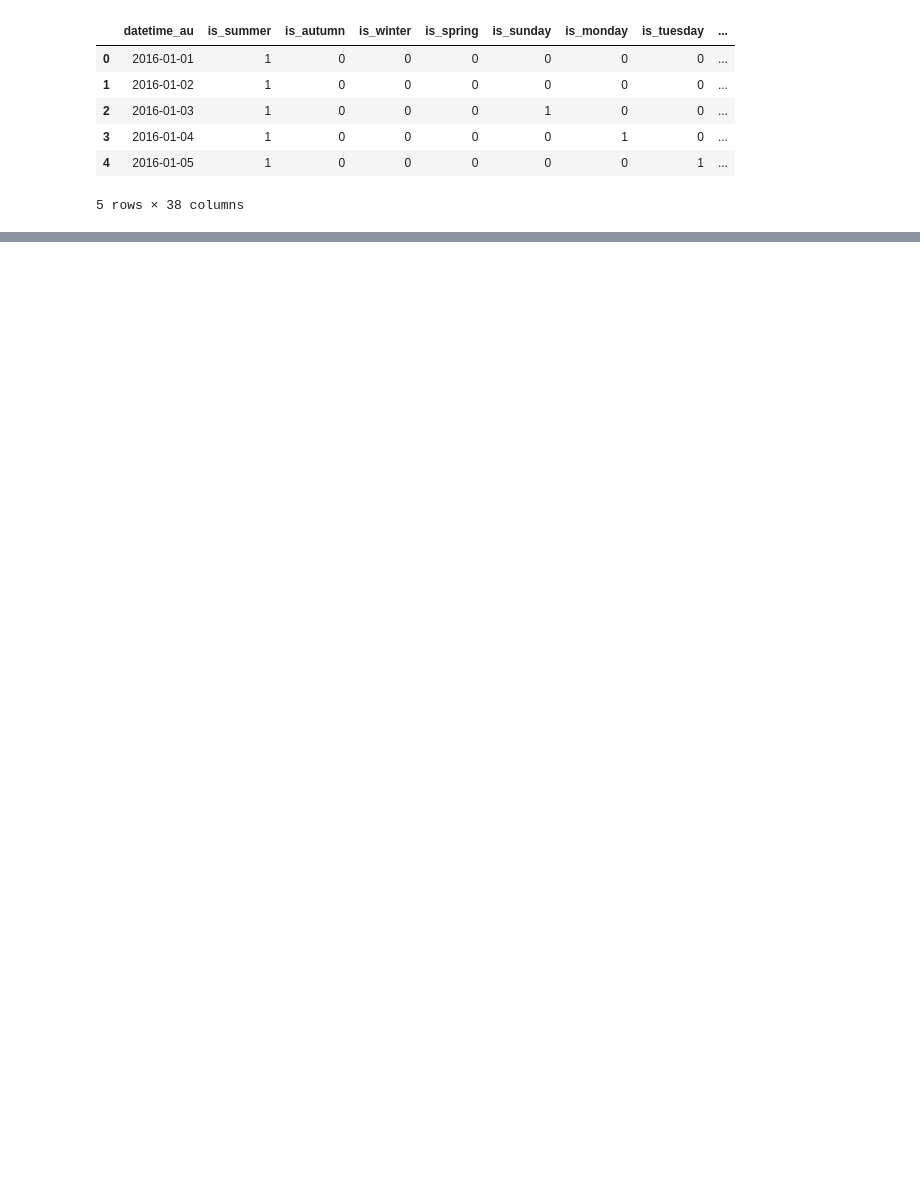
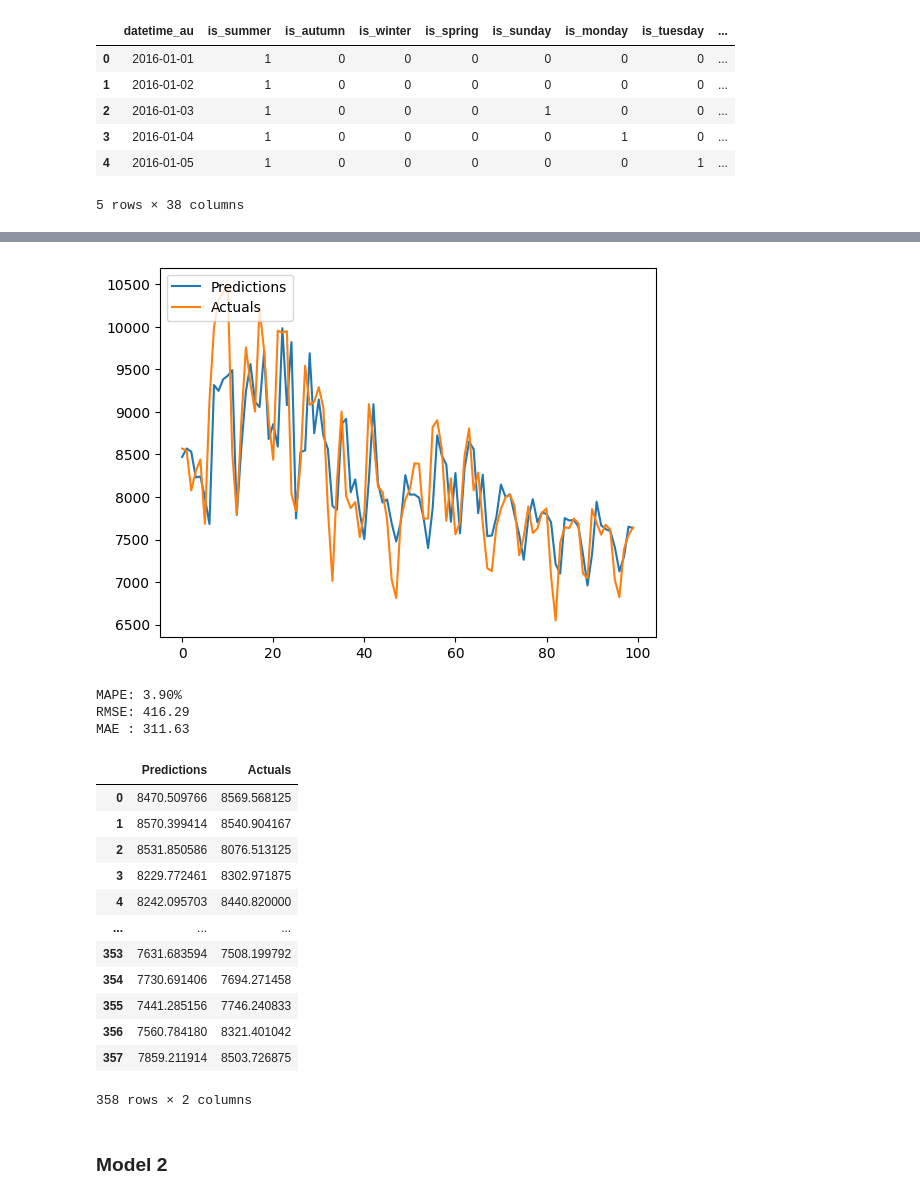
Before and after one commit to harrybirdnz/ZZSC9020-Group_F, a Jupyter notebook: individual/cameron/LSTM.ipynb, the cells around one changed output, grey strips where cells are left out. Drawn from its saved outputs; the diff is of its cells as text; code cells hidden in the pictures; blank space fills up the shorter version.

```diff
--- a/individual/cameron/LSTM.ipynb
+++ b/individual/cameron/LSTM.ipynb
@@ -62,0 +146,3 @@ test_df.head()
+# %%
+scaler = MinMaxScaler()
+demandDF_scaled = pd.DataFrame(scaler.fit_transform(demandDF), index=demandDF.index, columns=demandDF.columns)
@@ -62,0 +194,24 @@ test_df.head()
+# %%
+def predictions_plot(model, X, y, start = 0, end = 100):
+    y_pred = model.predict(X)
+
+    y_orig = target_scaler.inverse_transform(y.reshape(-1,1)).ravel()
+    y_pred_orig = target_scaler.inverse_transform(y_pred.reshape(-1,1)).ravel()
+
+    predictions = model.predict(X).flatten()
+    results = pd.DataFrame(data={'Predictions': y_pred_orig, 'Actuals': y_orig})
+    plt.plot(results['Predictions'][start:end], label='Predictions')
+    plt.plot(results['Actuals'][start:end], label='Actuals')
+    plt.legend(loc='upper left')
+    plt.show()
+
+    mape_value = round(float(np.mean(np.abs((y_orig - y_pred_orig) / y_orig)) * 100), 2)
+    rmse_value = round(float(np.sqrt(mean_squared_error(y_orig, y_pred_orig))), 2)
+    mae_value  = round(float(mean_absolute_error(y_orig, y_pred_orig)), 2)
+
+    # Print summary
+    print(f"MAPE: {mape_value:.2f}%")
+    print(f"RMSE: {rmse_value:.2f}")
+    print(f"MAE : {mae_value:.2f}")
+
+    return results
@@ -62,0 +235,2 @@ test_df.head()
+# %%
+(X_train, y_train), (X_val, y_val), (X_test, y_test) = split_time_series(demandDF_scaled, window_size=7, allow_overlap=False)
@@ -62,0 +341,3 @@ test_df.head()
+# %%
+predictions_plot(model1, X_test, y_test, 0, 100)
+# %% [output]
@@ -62,0 +346,19 @@ test_df.head()
+[figure, added]
+MAPE: 3.90%
+RMSE: 416.29
+MAE : 311.63
+|  | Predictions | Actuals |
+| 0 | 8470.509766 | 8569.568125 |
+| 1 | 8570.399414 | 8540.904167 |
+| 2 | 8531.850586 | 8076.513125 |
+| 3 | 8229.772461 | 8302.971875 |
+| 4 | 8242.095703 | 8440.820000 |
+| ... | ... | ... |
+| 353 | 7631.683594 | 7508.199792 |
+| 354 | 7730.691406 | 7694.271458 |
+| 355 | 7441.285156 | 7746.240833 |
+| 356 | 7560.784180 | 8321.401042 |
+| 357 | 7859.211914 | 8503.726875 |
+358 rows × 2 columns
+# %% [markdown]
+### Model 2 ###
```
Also changed, not shown: parts of 101 cells of this notebook.
